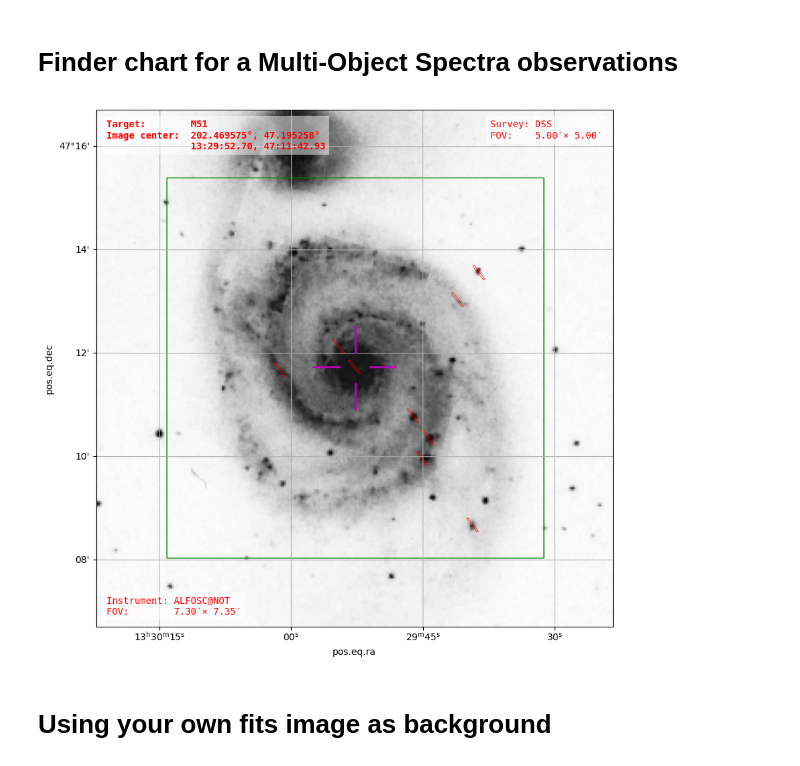
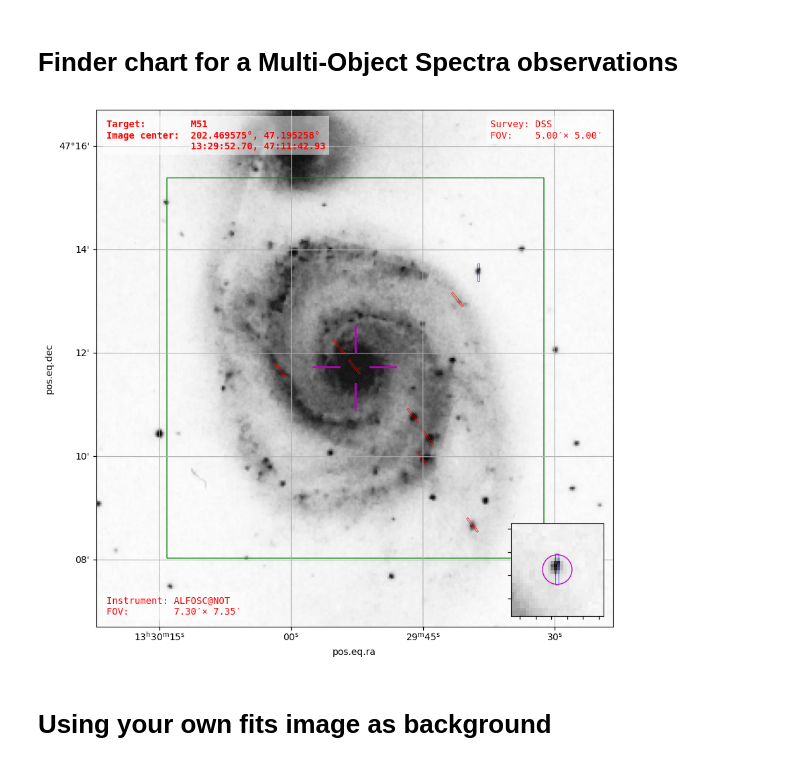
Before and after one commit to jikrant3/finder_charts, a Jupyter notebook: Example.ipynb, the cells around one changed output. Drawn from its saved outputs; the diff is of its cells as text; code cells hidden in the pictures.

```diff
--- a/Example.ipynb
+++ b/Example.ipynb
@@ -248,34 +248,49 @@ target_list = FixedTarget(
     )
 )
 
 instrument_fov = InstrumentFOV(
     name="ALFOSC@NOT",
     shape="rectangle",
     width=2048 * 0.2138 * u.arcsec,
     height=2064 * 0.2138 * u.arcsec,
 )
 
 slits = []
 for coord in target_list.coord:
     slit = Slit(
         coord.ra,
         coord.dec,
         20 * u.arcsec,
         2 * u.arcsec,
         position_angle=38 * u.deg,
     )
     slits.append(slit)
+slits[-1].position_angle=0*u.deg
+slits[-1].color='b'
 
 chart = FinderChart(target)
 chart.get_image(fov_radius=5 * u.arcmin)
 ax = chart.plot_image()
 chart.plot_reticle(ax)
 chart.plot_instrument_fov(instrument_fov, ax)
 chart.plot_slits(slits, ax, show_details=False)
 ax.grid()
+
+
+# Add zoom-ins for the last target
+ax0 = ax.inset_axes((0.8, 0.02, 0.18, 0.18))
+ax0 = chart.plot_image(ax=ax0, cmap="grey_r", show_degrees=False, show_details=False)
+chart.plot_slit(slit, ax=ax0, show_details=False)
+chart.plot_instrument_fov(instrument_fov, ax=ax0, show_details=False)
+ax0 = chart.rescale_image(ax0, target_list.coord.ra[-1], target_list.coord.dec[-1], fov_radius=30 * u.arcsec)
+# Removing the axes details for simplicity
+for coord in ax0.coords:
+    coord.set_ticklabel_visible(False)
+    coord.set_axislabel("")
+
 savefig("plots/example_chart_6.jpg")
 # %% [output]
-[figure, old version]
+[figure, new version]
 # %% [markdown]
 # Using your own fits image as background
 # %%
```
Also changed, not shown: 2 other files.
